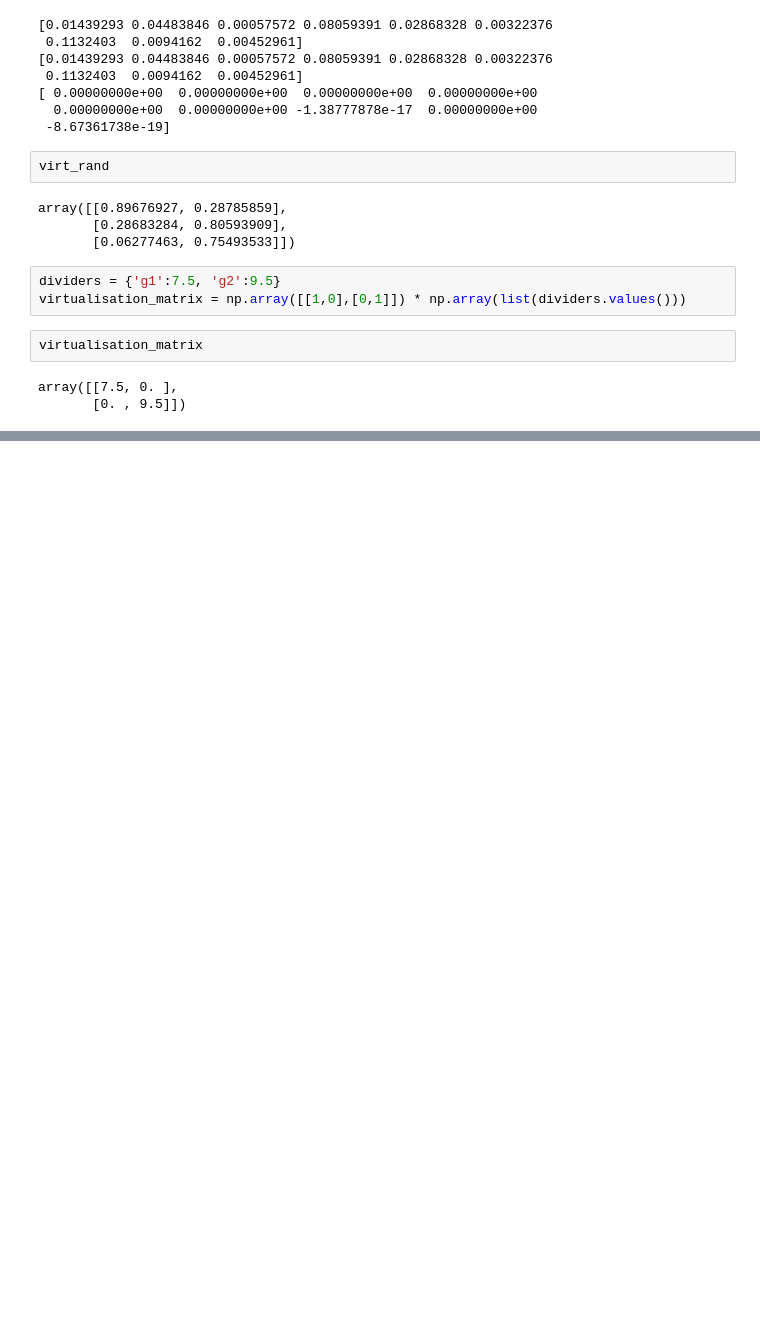
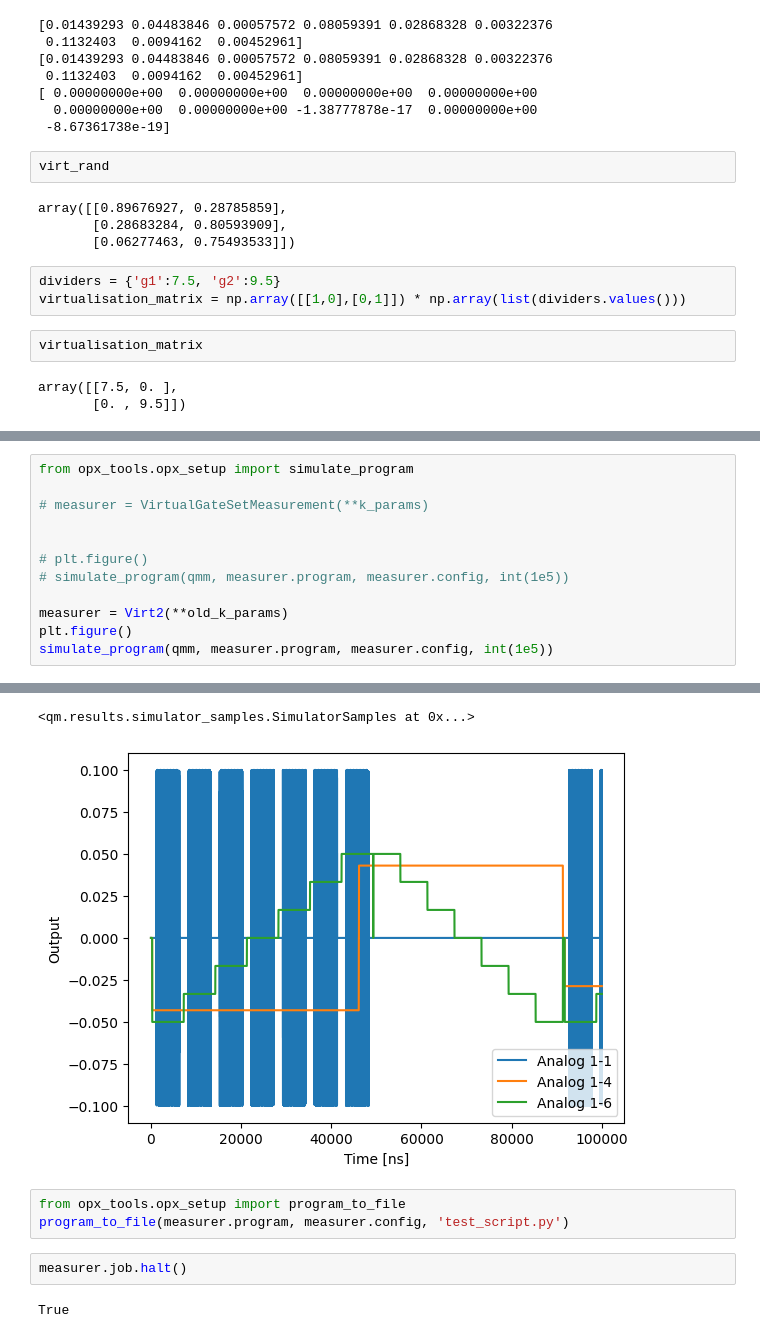
Before and after one commit to RasmusBC59/Qstream, a Jupyter notebook: qstream/qm/test_stuff_13JUN24.ipynb, the cells around one changed output, grey strips where cells are left out. Cells and saved outputs as stored; diff of their text form; blank space fills up the shorter version.

Commit message:
test again

```diff
--- a/qstream/qm/test_stuff_13JUN24.ipynb
+++ b/qstream/qm/test_stuff_13JUN24.ipynb
@@ -132,0 +343,13 @@ array([[7.5, 0. ],
+# %%
+from opx_tools.opx_setup import simulate_program
+
+# measurer = VirtualGateSetMeasurement(**k_params)
+
+
+# plt.figure()
+# simulate_program(qmm, measurer.program, measurer.config, int(1e5))
+
+measurer = Virt2(**old_k_params)
+plt.figure()
+simulate_program(qmm, measurer.program, measurer.config, int(1e5))
+# %% [output]
@@ -132,0 +358,9 @@ array([[7.5, 0. ],
+<qm.results.simulator_samples.SimulatorSamples at 0x...>
+[figure, added]
+# %%
+from opx_tools.opx_setup import program_to_file
+program_to_file(measurer.program, measurer.config, 'test_script.py')
+# %%
+measurer.job.halt()
+# %% [output]
+True
```
Also changed, not shown: parts of 32 cells of this notebook, 13 other files.
